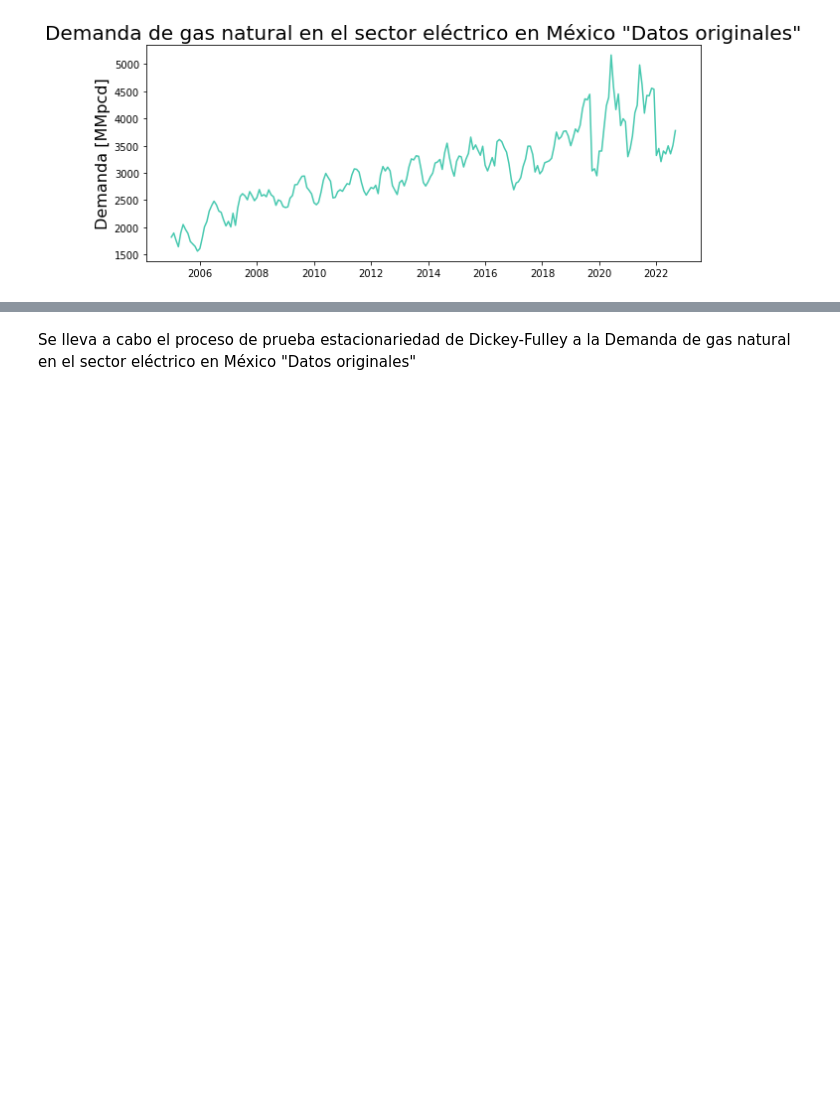
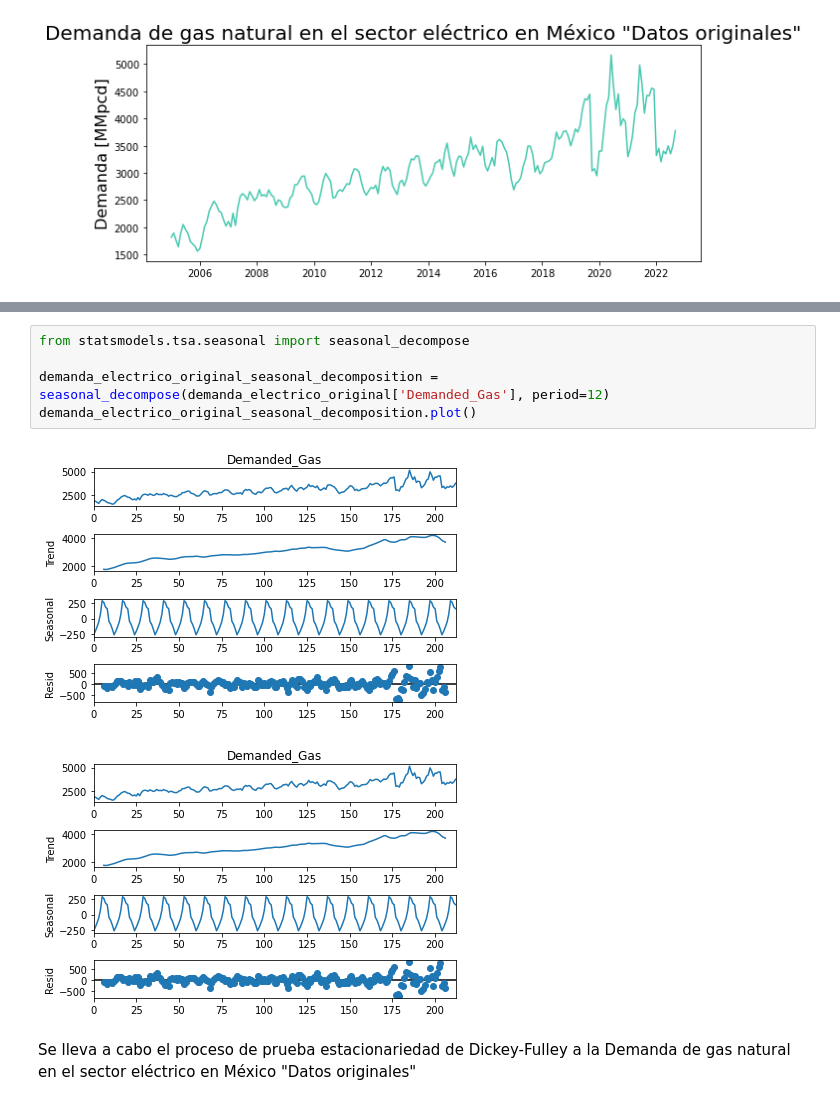
Before and after one commit to Sergio-Ibarra-1795/MIS_Tesis_GitHub, a Jupyter notebook: Demanda_electrico_series_con_tratamiento_FUNCIONA_v1.ipynb, the cells around one changed output, grey strips where cells are left out. Drawn from its saved outputs; the diff is of its cells as text; blank space fills up the shorter version.

```diff
--- a/Demanda_electrico_series_con_tratamiento_FUNCIONA_v1.ipynb
+++ b/Demanda_electrico_series_con_tratamiento_FUNCIONA_v1.ipynb
@@ -44,3 +78,11 @@ Text(0, 0.5, 'Demanda [MMpcd]')
+# %%
+from statsmodels.tsa.seasonal import seasonal_decompose
+
+demanda_electrico_original_seasonal_decomposition = seasonal_decompose(demanda_electrico_original['Demanded_Gas'], period=12)
+demanda_electrico_original_seasonal_decomposition.plot()
+# %% [output]
+[figure, added]
+[figure, added]
 # %% [markdown]
 Se lleva a cabo el proceso de prueba estacionariedad de Dickey-Fulley a la Demanda de gas natural en el sector eléctrico en México "Datos originales"
 # %%
```
Also changed, not shown: parts of 4 cells of this notebook.
